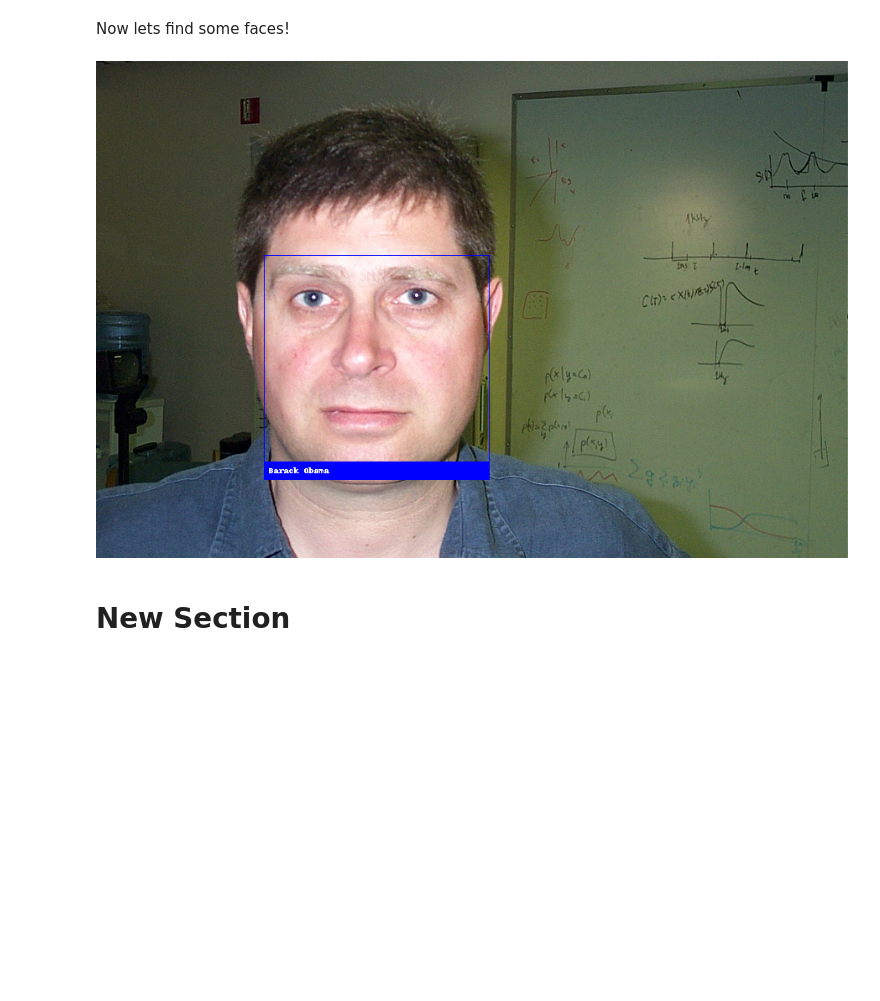
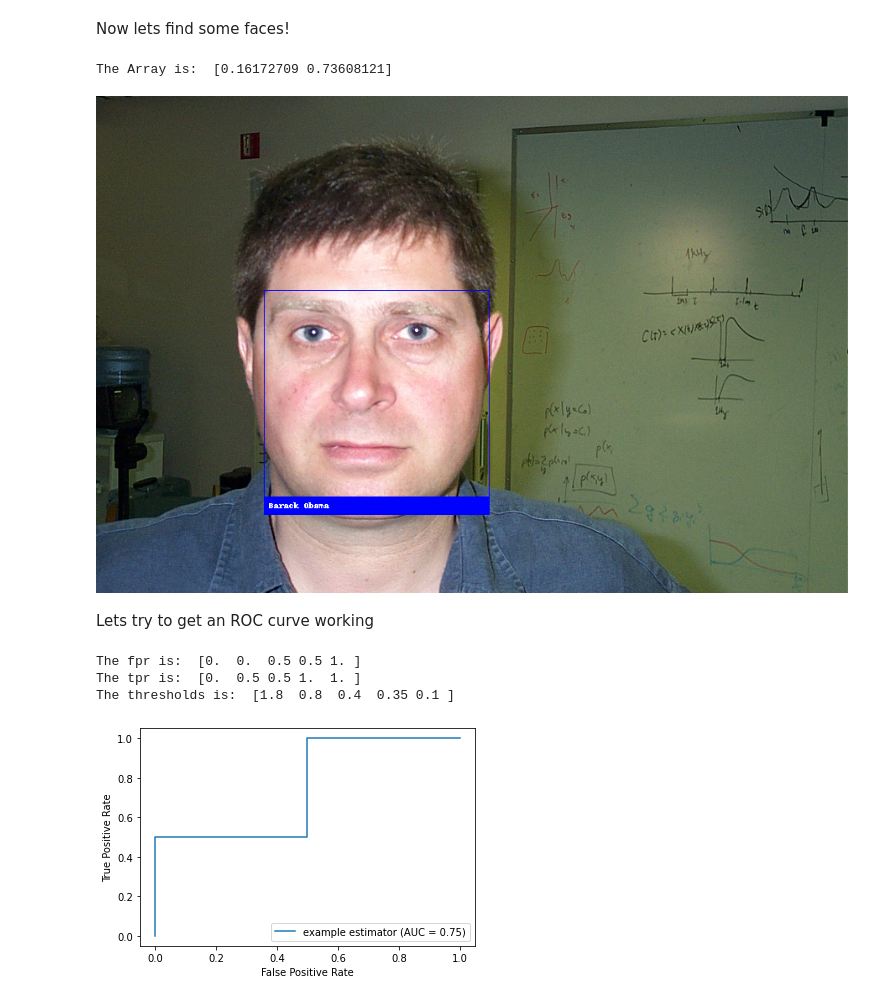
Before and after one commit to isaacthorburn/ELEC4630, a Jupyter notebook: Dlib_Exercise.ipynb, the cells around one changed output. Drawn from its saved outputs; the diff is of its cells as text; code cells hidden in the pictures; blank space fills up the shorter version.

```diff
--- a/Dlib_Exercise.ipynb
+++ b/Dlib_Exercise.ipynb
@@ -108,6 +108,7 @@ for (top, right, bottom, left), face_encoding in zip(face_locations, face_encodi
 
     # Or instead, use the known face with the smallest distance to the new face
     face_distances = face_recognition.face_distance(known_face_encodings, face_encoding)
+    print("The Array is: ", face_distances) #printing the array
     best_match_index = np.argmin(face_distances)
     if matches[best_match_index]:
         name = known_face_names[best_match_index]
@@ -131,6 +132,30 @@ display(pil_image)
 # You can also save a copy of the new image to disk if you want by uncommenting this line
 # pil_image.save("image_with_boxes.jpg")
 # %% [output]
+The Array is:  [0.16172709 0.73608121]
 [figure]
-# %% [markdown]
-# New Section
+# %% [markdown]
+Lets try to get an ROC curve working
+# %%
+
+import numpy as np
+import matplotlib.pyplot as plt
+from sklearn import metrics
+y = np.array([1, 1, 2, 2])
+scores = np.array([0.1, 0.4, 0.35, 0.8])
+fpr, tpr, thresholds = metrics.roc_curve(y, scores, pos_label=2)
+fpr
+print("The fpr is: ", fpr) #printing the array
+tpr
+print("The tpr is: ", tpr) #printing the array
+thresholds
+print("The thresholds is: ", thresholds) #printing the array
+roc_auc = metrics.auc(fpr, tpr)
+display = metrics.RocCurveDisplay(fpr=fpr, tpr=tpr, roc_auc=roc_auc,                                          estimator_name='example estimator')
+display.plot()
+plt.show()
+# %% [output]
+The fpr is:  [0.  0.  0.5 0.5 1. ]
+The tpr is:  [0.  0.5 0.5 1.  1. ]
+The thresholds is:  [1.8  0.8  0.4  0.35 0.1 ]
+[figure, added]
```
